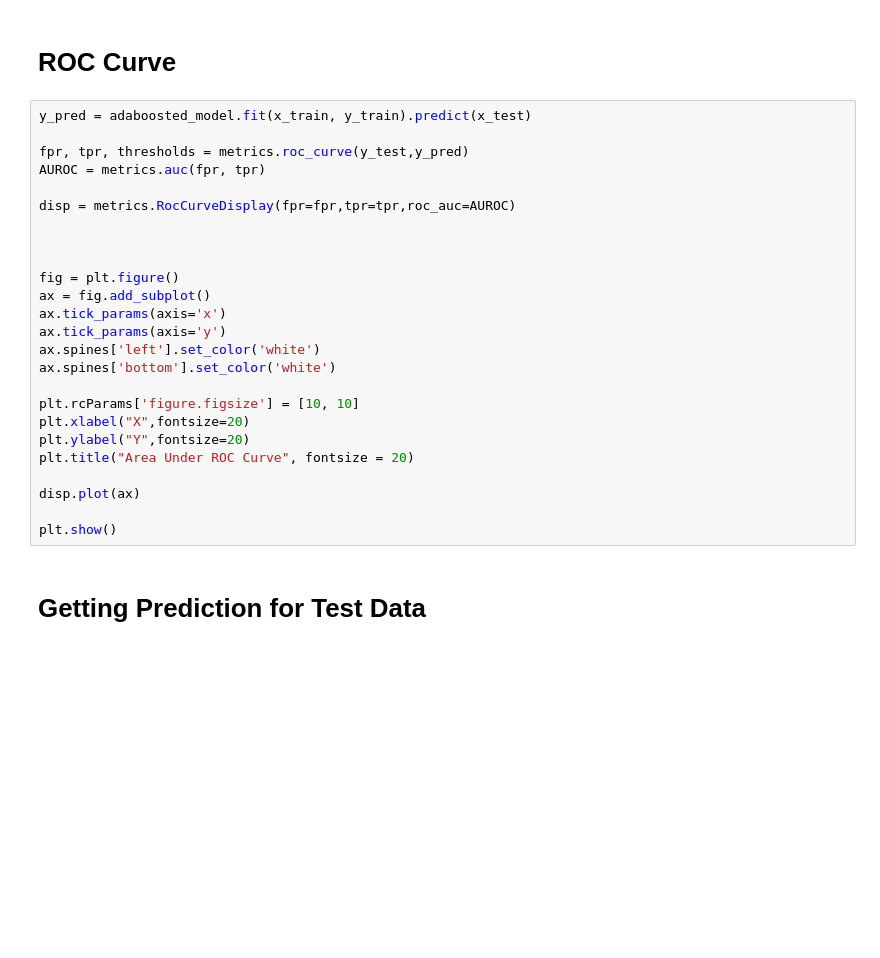
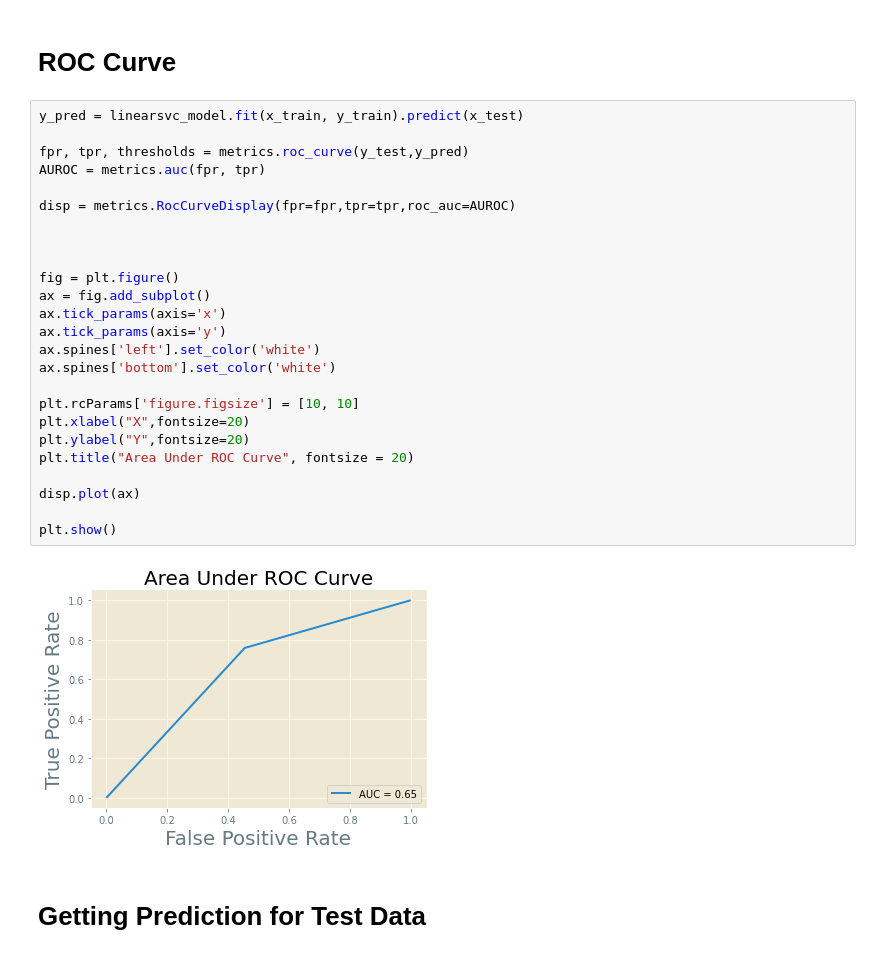
Before and after one commit to mjrog3/amazonawesomeness, a Jupyter notebook: ProjectNotebook.ipynb, the cells around one changed output. Cells and saved outputs as stored; diff of their text form; blank space fills up the shorter version.

```diff
--- a/ProjectNotebook.ipynb
+++ b/ProjectNotebook.ipynb
@@ -1076,30 +1064,32 @@ print(out.shape)
 # %% [markdown]
 # ROC Curve
 # %%
-y_pred = adaboosted_model.fit(x_train, y_train).predict(x_test)
+y_pred = linearsvc_model.fit(x_train, y_train).predict(x_test)
 
 fpr, tpr, thresholds = metrics.roc_curve(y_test,y_pred)
 AUROC = metrics.auc(fpr, tpr)
 
 disp = metrics.RocCurveDisplay(fpr=fpr,tpr=tpr,roc_auc=AUROC)
 
 
 
 fig = plt.figure()
 ax = fig.add_subplot()
 ax.tick_params(axis='x')
 ax.tick_params(axis='y')
 ax.spines['left'].set_color('white')
 ax.spines['bottom'].set_color('white')
 
 plt.rcParams['figure.figsize'] = [10, 10]
 plt.xlabel("X",fontsize=20)
 plt.ylabel("Y",fontsize=20)
 plt.title("Area Under ROC Curve", fontsize = 20)
 
 disp.plot(ax)
 
 plt.show()
+# %% [output]
+[figure, added]
 # %% [markdown]
 # Getting Prediction for Test Data
 # %% [markdown]
```
Also changed, not shown: parts of 15 cells of this notebook.
